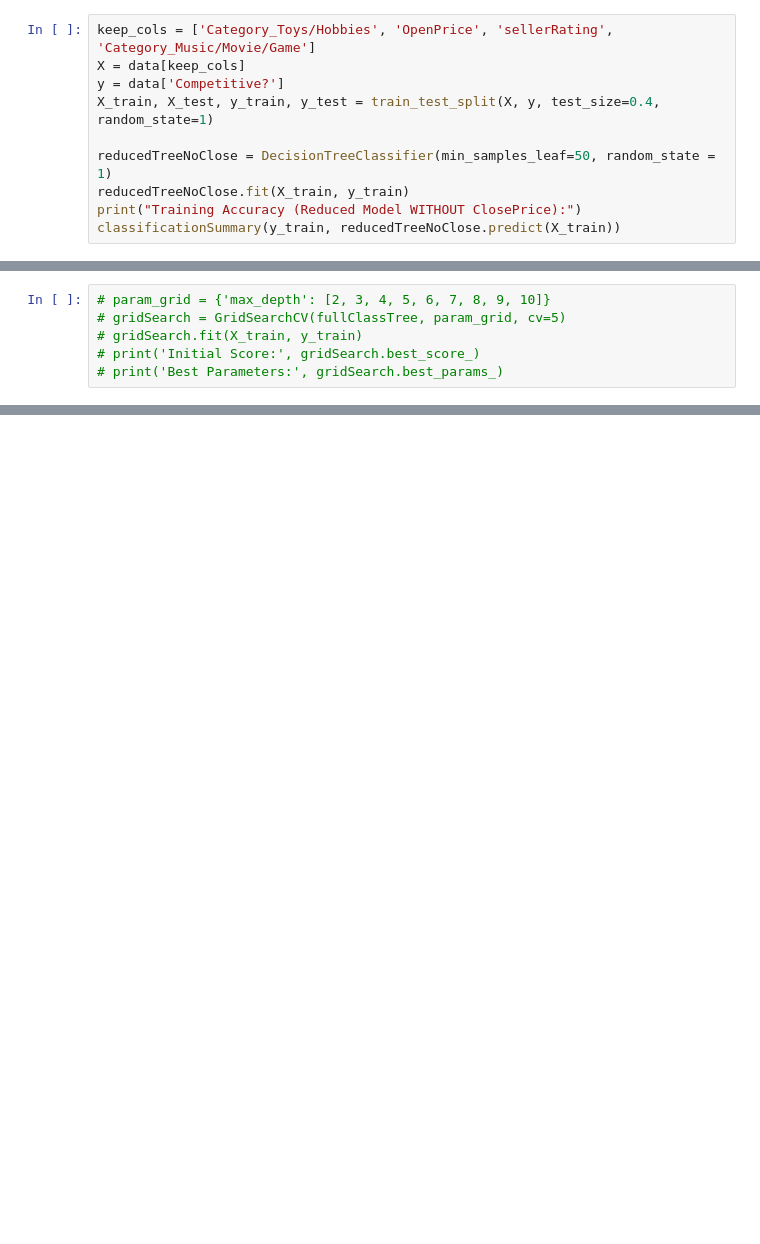
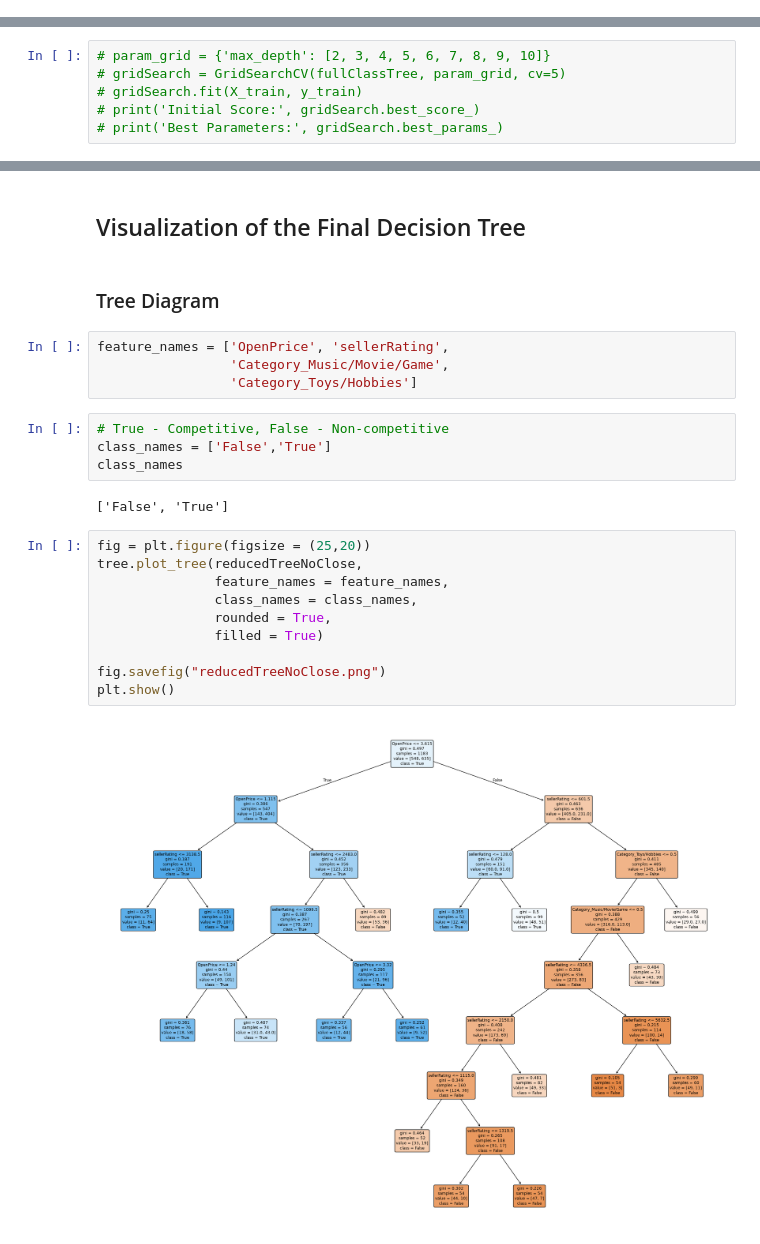
Before and after one commit to nico-contreras/RSM8413-eBayAuctions-Team8, a Jupyter notebook: groupCase2.ipynb, the cells around one changed output, grey strips where cells are left out. Saved outputs shown, nothing was run; the diff lists cells and outputs as text; blank space fills up the shorter version.

Commit message:
Add decision tree visualization and scatter plots with splitting lines

```diff
--- a/groupCase2.ipynb
+++ b/groupCase2.ipynb
@@ -326,10 +373,0 @@ Actual   0   1
-# %%
-keep_cols = ['Category_Toys/Hobbies', 'OpenPrice', 'sellerRating', 'Category_Music/Movie/Game']
-X = data[keep_cols]
-y = data['Competitive?']
-X_train, X_test, y_train, y_test = train_test_split(X, y, test_size=0.4, random_state=1)
-
-reducedTreeNoClose = DecisionTreeClassifier(min_samples_leaf=50, random_state = 1)
-reducedTreeNoClose.fit(X_train, y_train)
-print("Training Accuracy (Reduced Model WITHOUT ClosePrice):")
-classificationSummary(y_train, reducedTreeNoClose.predict(X_train))
@@ -349,0 +402,26 @@ Actual   0   1
+# %% [markdown]
+## Visualization of the Final Decision Tree
+# %% [markdown]
+### Tree Diagram
+# %%
+feature_names = ['OpenPrice', 'sellerRating',
+                 'Category_Music/Movie/Game',
+                 'Category_Toys/Hobbies']
+# %%
+# True - Competitive, False - Non-competitive
+class_names = ['False','True']
+class_names
+# %% [output]
+['False', 'True']
+# %%
+fig = plt.figure(figsize = (25,20))
+tree.plot_tree(reducedTreeNoClose,
+               feature_names = feature_names,
+               class_names = class_names,
+               rounded = True,
+               filled = True)
+
+fig.savefig("reducedTreeNoClose.png")
+plt.show()
+# %% [output]
+[figure, added]
```
Also changed, not shown: parts of 17 cells of this notebook.
